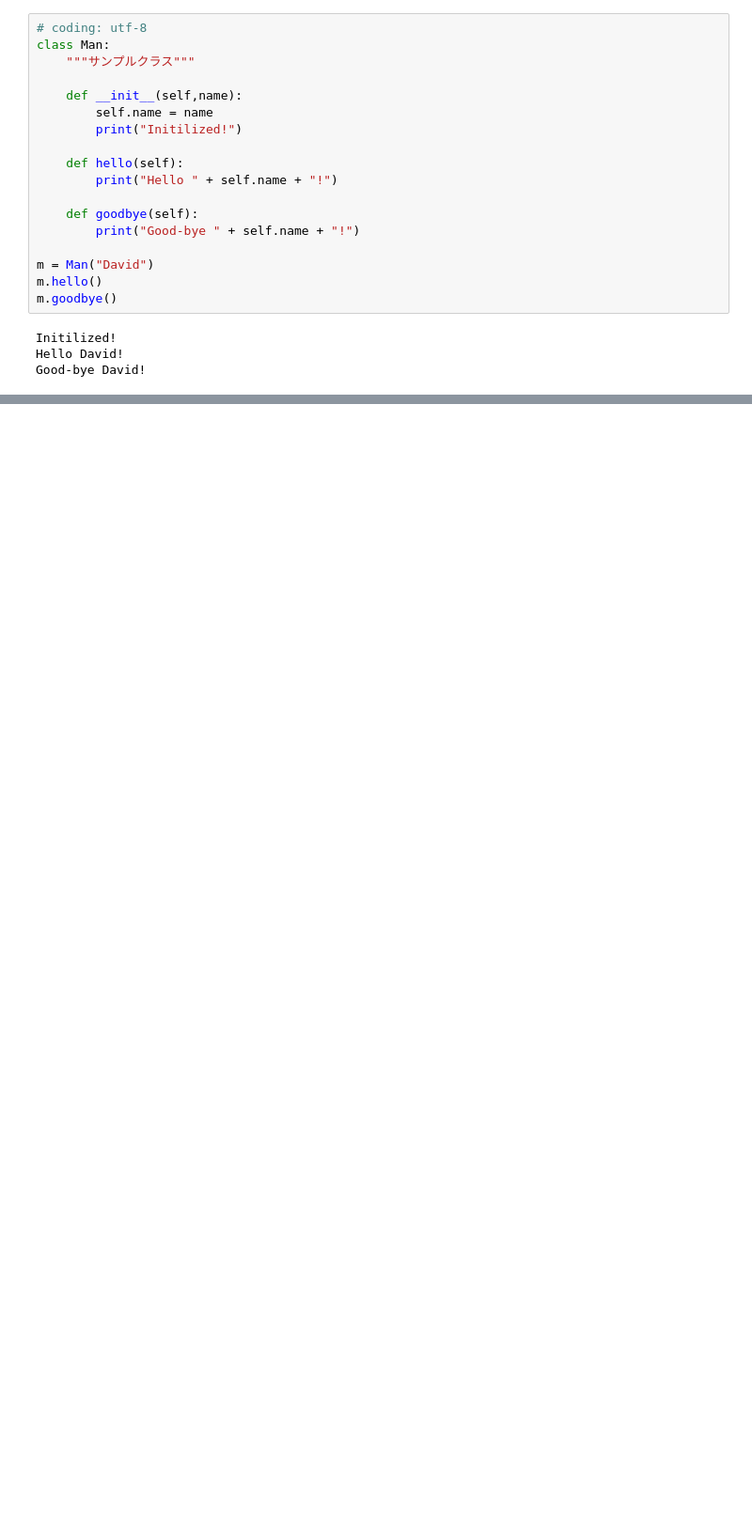
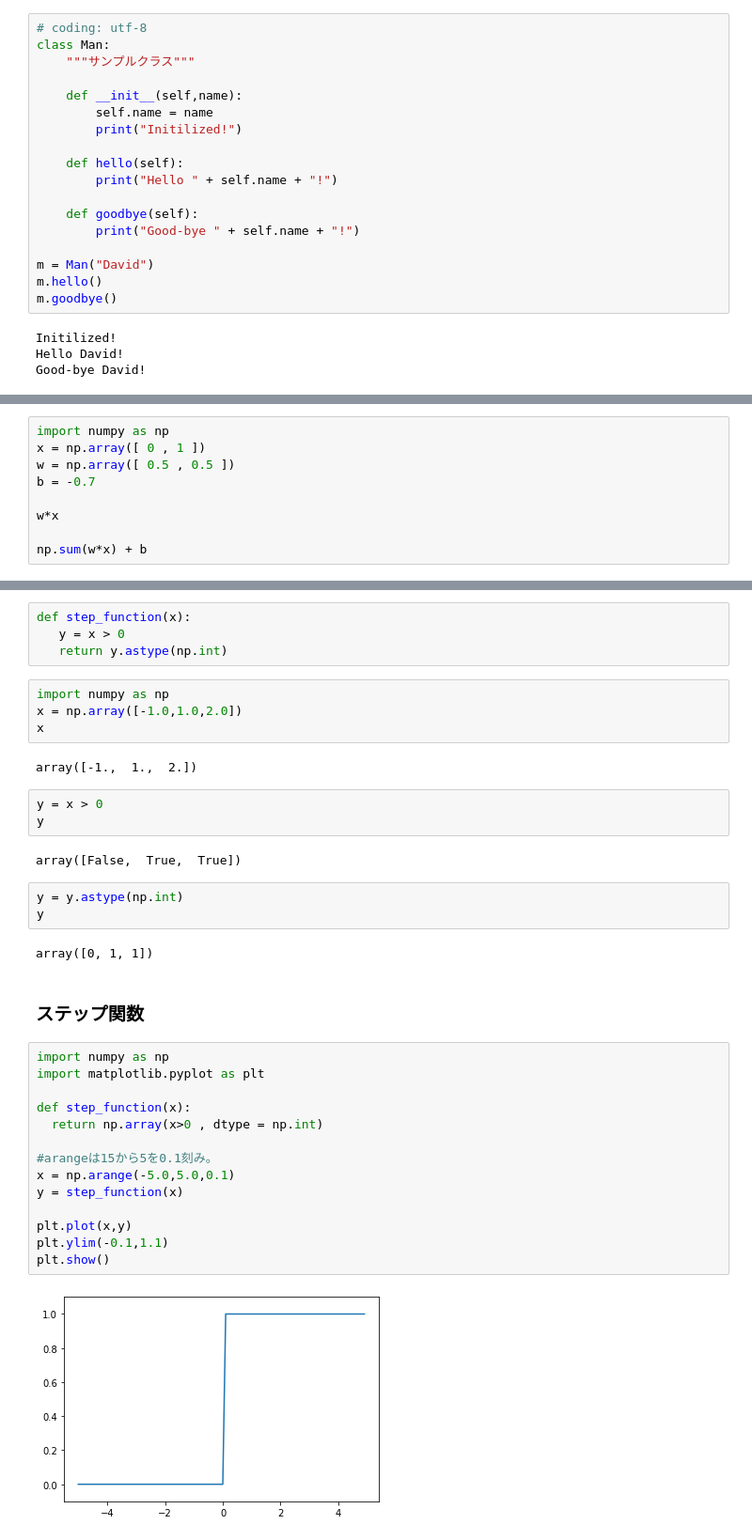
Before and after one commit to machio1985/deep-learning-from-scratch, a Jupyter notebook: deep_learning_from_scratch.ipynb, the cells around one changed output, grey strips where cells are left out. Shown: that part at 94% size. Drawn from its saved outputs; the diff is of its cells as text; blank space fills up the shorter version.

```diff
--- a/deep_learning_from_scratch.ipynb
+++ b/deep_learning_from_scratch.ipynb
@@ -45,0 +108,9 @@ Good-bye David!
+# %%
+import numpy as np
+x = np.array([ 0 , 1 ])
+w = np.array([ 0.5 , 0.5 ])
+b = -0.7
+
+w*x
+
+np.sum(w*x) + b
@@ -45,0 +171,38 @@ Good-bye David!
+# %%
+def step_function(x):
+   y = x > 0
+   return y.astype(np.int)
+# %%
+import numpy as np
+x = np.array([-1.0,1.0,2.0])
+x
+# %% [output]
+array([-1.,  1.,  2.])
+# %%
+y = x > 0
+y
+# %% [output]
+array([False,  True,  True])
+# %%
+y = y.astype(np.int)
+y
+# %% [output]
+array([0, 1, 1])
+# %% [markdown]
+### ステップ関数
+# %%
+import numpy as np
+import matplotlib.pyplot as plt
+
+def step_function(x):
+  return np.array(x>0 , dtype = np.int)
+
+#arangeは15から5を0.1刻み。
+x = np.arange(-5.0,5.0,0.1)
+y = step_function(x)
+
+plt.plot(x,y)
+plt.ylim(-0.1,1.1)
+plt.show()
+# %% [output]
+[figure, added]
```
Also changed, not shown: parts of 59 cells of this notebook.
